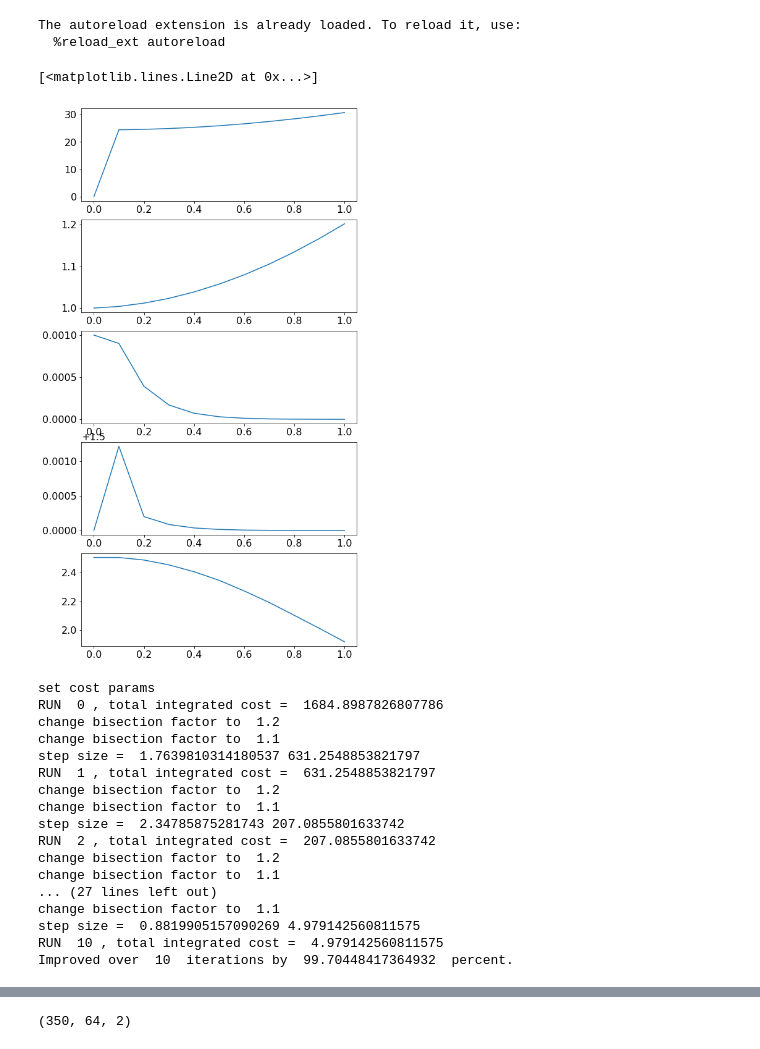
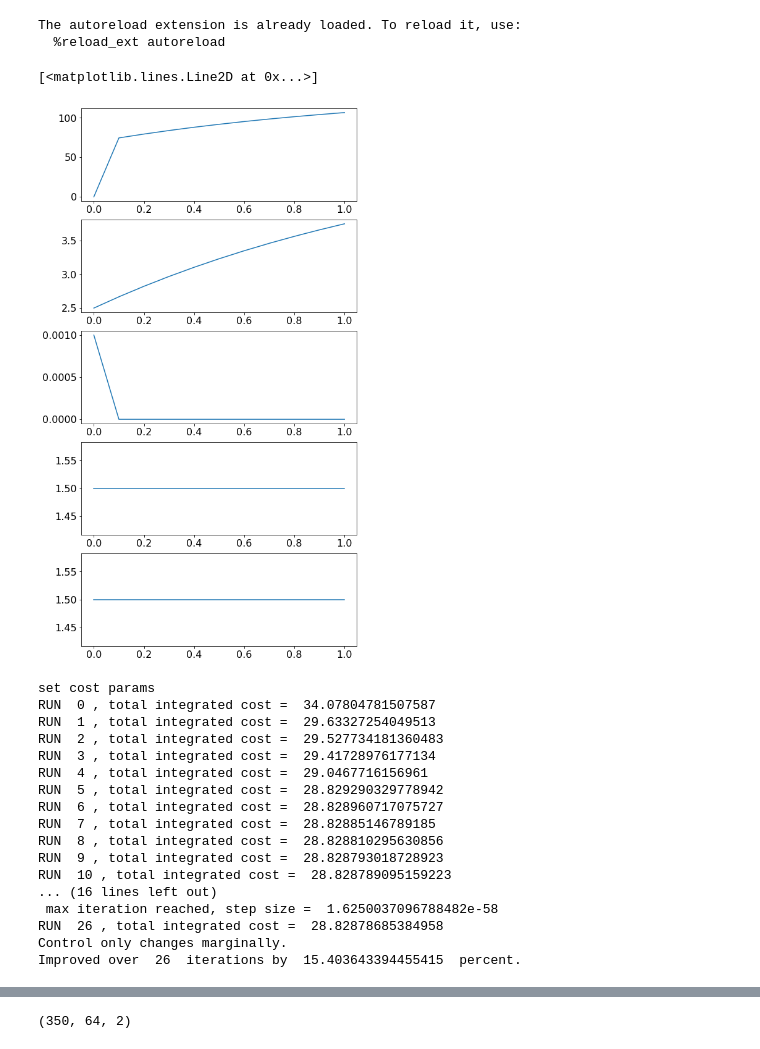
Before and after one commit to lenasal/neurolib, a Jupyter notebook: aln_control/aln_simp_a1.ipynb, the cells around one changed output, grey strips where cells are left out. Cells and saved outputs as stored; diff of their text form; code cells hidden in the pictures.

Commit message:
aln control for different simplified models

```diff
--- a/aln_control/aln_simp_a1.ipynb
+++ b/aln_control/aln_simp_a1.ipynb
@@ -47,7 +47,7 @@ The autoreload extension is already loaded. To reload it, use:
 # %%
 aln = ALNModelSimp()
 
-aln.params.ext_exc_current = 1.
+aln.params.ext_exc_current = 3.
 aln.params.ext_inh_current = 1.
 #aln.params.sigmae = 2.
 
@@ -56,7 +56,7 @@ def setinit(mufe_st):
     aln.params.mufe_init = np.array( [mufe_st] )
     aln.params.rates_exc_init = np.array( [[0.0]])
 
-mufe_start= 1.
+mufe_start= 2.5
 # %%
 dur = 1.
 dur_pre = 0.
@@ -73,70 +73,71 @@ u_scheme = np.array([[1.]])
 
 max_it = 1
 tol = 1e-16
 incl_step = int(1. + aln.params.duration/aln.params.dt)
 test_step = 1e-12
 
 control1 = aln.getZeroControl()
-control1[0,0,:] += np.sin(np.arange(0,dur+aln.params.dt,aln.params.dt))
+control1[0,0,:] += 2.
+#control1[0,0,:] += np.sin(5.*np.arange(0,dur+aln.params.dt,aln.params.dt))
 
 #aln.params.cee = 0.
 #aln.params.Ke = 0.
 #aln.params.Jee = 1e-30
 
 setinit(mufe_start)
 aln.run(control=control1)
 
 target[:,0,:] = aln.rates_exc[:,:]
 #print(aln.rates_exc)
 #print(aln.state["mufe"][0,:])
 #print(aln.params.sigmae_ext)
 #print(aln.state["tau_exc"][0,:])
 
 fig, ax = plt.subplots(5, figsize=(8, 16))
 ax[0].plot(aln.t, aln.rates_exc[0,:])
 ax[1].plot(aln.t, aln.state["mufe"][0,:])
 ax[2].plot(aln.t, aln.state["seev"][0,:])
 ax[3].plot(aln.t, aln.state["sigmae_f"][0,:])
 #ax[1,0].axhline(aln.params.ext_exc_current, aln.t[0], aln.t[-1], c="red", linestyle=":")
 ax[4].plot(aln.t, aln.state["tau_exc"][0,:])
 # %% [output]
 [<matplotlib.lines.Line2D at 0x...>]
-[figure, old version]
+[figure, new version]
 # %%
-max_cntrl = 1000. * 5.
-start_step = 100.
-cost_params = [1.0, 0.0, 0.0]
+max_cntrl = 1. * 5.
+start_step = 30.
+cost_params = [1.0, 1.0, 0.0]
 
 setinit(mufe_start)
 init_state_vars = np.array( [aln.rates_exc[0,0], mufe_start, mufi_start] )
 cost.setParams(cost_params[0], cost_params[1], cost_params[2])
 
 control2 = aln.getZeroControl()
-#control2 += 2.
+control2 += 3.
 
-max_it = 10
+max_it = 100
 
 A1_bestControlA, A1_bestStateA, A1_costA, runtime = aln.A1(control2, target, c_scheme, u_mat, u_scheme,
         max_iteration_ = max_it, tolerance_ = tol, startStep_ = start_step, max_control_ = max_cntrl,
         t_sim_ = dur, t_sim_pre_ = dur_pre, t_sim_post_ = dur_post)
 # %% [output]
 set cost params
-RUN  0 , total integrated cost =  1684.8987826807786
-change bisection factor to  1.2
-change bisection factor to  1.1
-step size =  1.7639810314180537 631.2548853821797
-RUN  1 , total integrated cost =  631.2548853821797
-change bisection factor to  1.2
-change bisection factor to  1.1
-step size =  2.34785875281743 207.0855801633742
-RUN  2 , total integrated cost =  207.0855801633742
-change bisection factor to  1.2
-change bisection factor to  1.1
-... (27 lines left out)
-change bisection factor to  1.1
-step size =  0.8819905157090269 4.979142560811575
-RUN  10 , total integrated cost =  4.979142560811575
-Improved over  10  iterations by  99.70448417364932  percent.
+RUN  0 , total integrated cost =  34.07804781507587
+RUN  1 , total integrated cost =  29.63327254049513
+RUN  2 , total integrated cost =  29.527734181360483
+RUN  3 , total integrated cost =  29.41728976177134
+RUN  4 , total integrated cost =  29.0467716156961
+RUN  5 , total integrated cost =  28.829290329778942
+RUN  6 , total integrated cost =  28.828960717075727
+RUN  7 , total integrated cost =  28.82885146789185
+RUN  8 , total integrated cost =  28.828810295630856
+RUN  9 , total integrated cost =  28.828793018728923
+RUN  10 , total integrated cost =  28.828789095159223
+... (16 lines left out)
+ max iteration reached, step size =  1.6250037096788482e-58
+RUN  26 , total integrated cost =  28.82878685384958
+Control only changes marginally.
+Improved over  26  iterations by  15.403643394455415  percent.
 # %%
 init_state_vars = np.array( [aln.rates_exc[0,0], mufe_start] )
 plotFunc.plot_control(aln, A1_bestControlA, dur, dur_pre, dur_post, init_state_vars, target,
```
Also changed, not shown: parts of 6 cells of this notebook, 56 other files.
